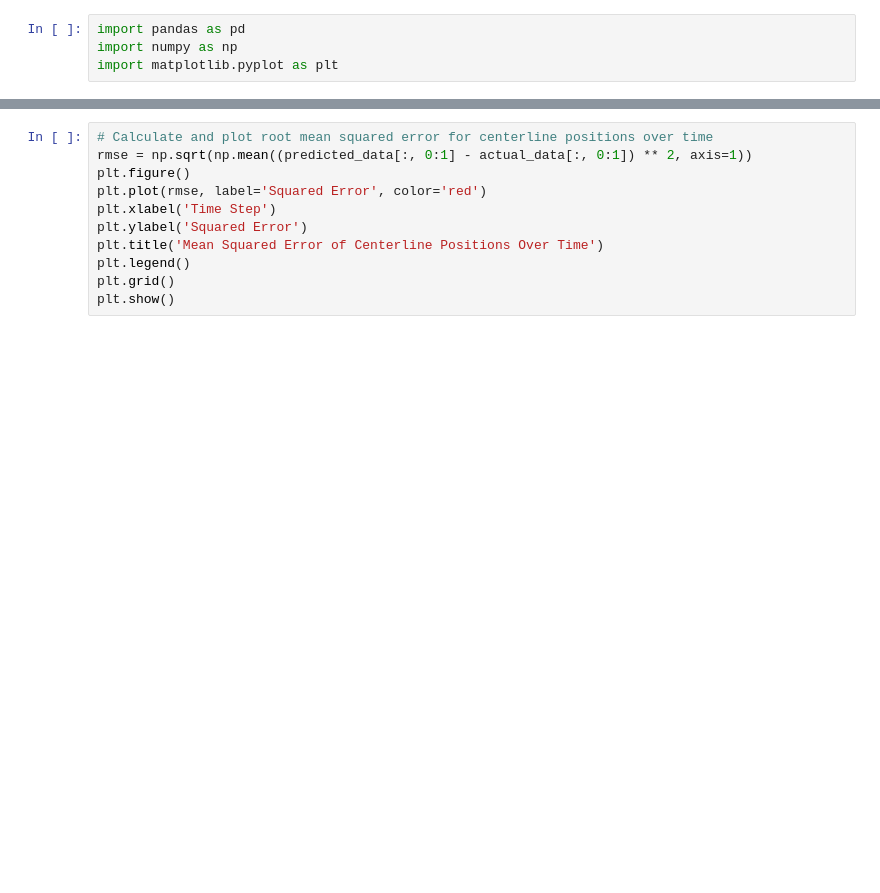
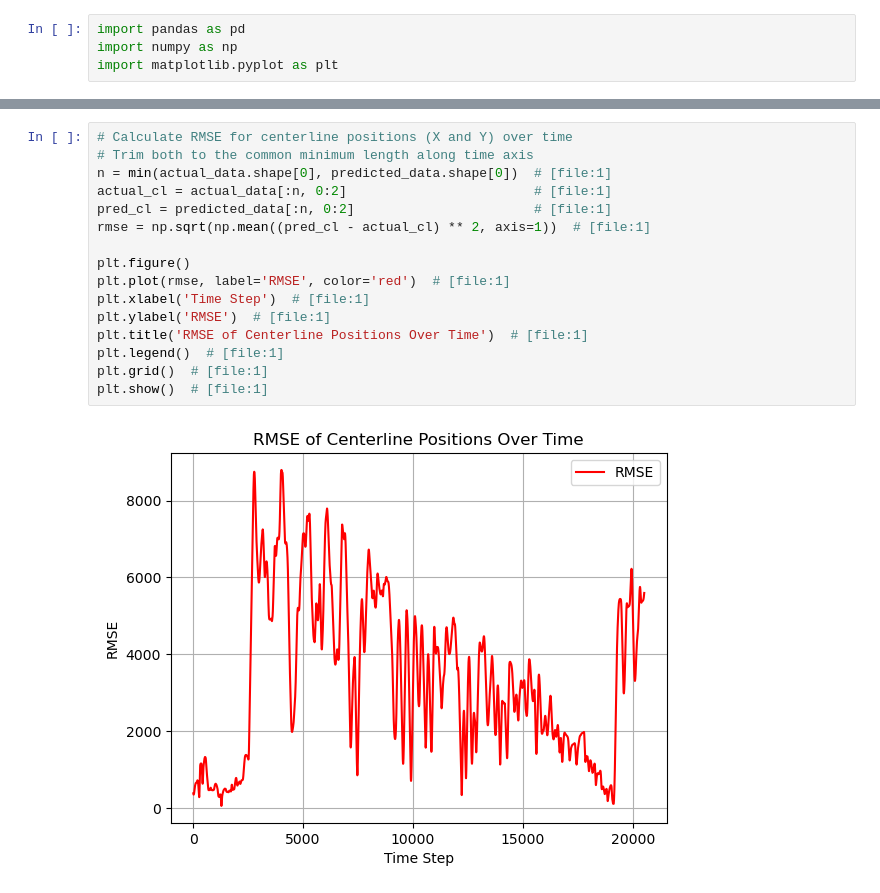
Before and after one commit to Mr-Moody/River-Modelling, a Jupyter notebook: prediction_analysis.ipynb, the cells around one changed output, grey strips where cells are left out. Saved outputs shown, nothing was run; the diff lists cells and outputs as text; blank space fills up the shorter version.

```diff
--- a/prediction_analysis.ipynb
+++ b/prediction_analysis.ipynb
@@ -49,14 +69,21 @@ plt.show()
 # %%
-# Calculate and plot root mean squared error for centerline positions over time
-rmse = np.sqrt(np.mean((predicted_data[:, 0:1] - actual_data[:, 0:1]) ** 2, axis=1))
+# Calculate RMSE for centerline positions (X and Y) over time
+# Trim both to the common minimum length along time axis
+n = min(actual_data.shape[0], predicted_data.shape[0])  # [file:1]
+actual_cl = actual_data[:n, 0:2]                        # [file:1]
+pred_cl = predicted_data[:n, 0:2]                       # [file:1]
+rmse = np.sqrt(np.mean((pred_cl - actual_cl) ** 2, axis=1))  # [file:1]
+
 plt.figure()
-plt.plot(rmse, label='Squared Error', color='red')
-plt.xlabel('Time Step')
-plt.ylabel('Squared Error')
-plt.title('Mean Squared Error of Centerline Positions Over Time')
-plt.legend()
-plt.grid()
-plt.show()
+plt.plot(rmse, label='RMSE', color='red')  # [file:1]
+plt.xlabel('Time Step')  # [file:1]
+plt.ylabel('RMSE')  # [file:1]
+plt.title('RMSE of Centerline Positions Over Time')  # [file:1]
+plt.legend()  # [file:1]
+plt.grid()  # [file:1]
+plt.show()  # [file:1]
+# %% [output]
+[figure, added]
 # %%
 # Calculate and plot bank width changes over time
 actual_bank_width = np.sqrt((actual_data[:, 2] - actual_data[:, 4])**2 + (actual_data[:, 3] - actual_data[:, 5])**2)
```
Also changed, not shown: parts of 6 cells of this notebook.
